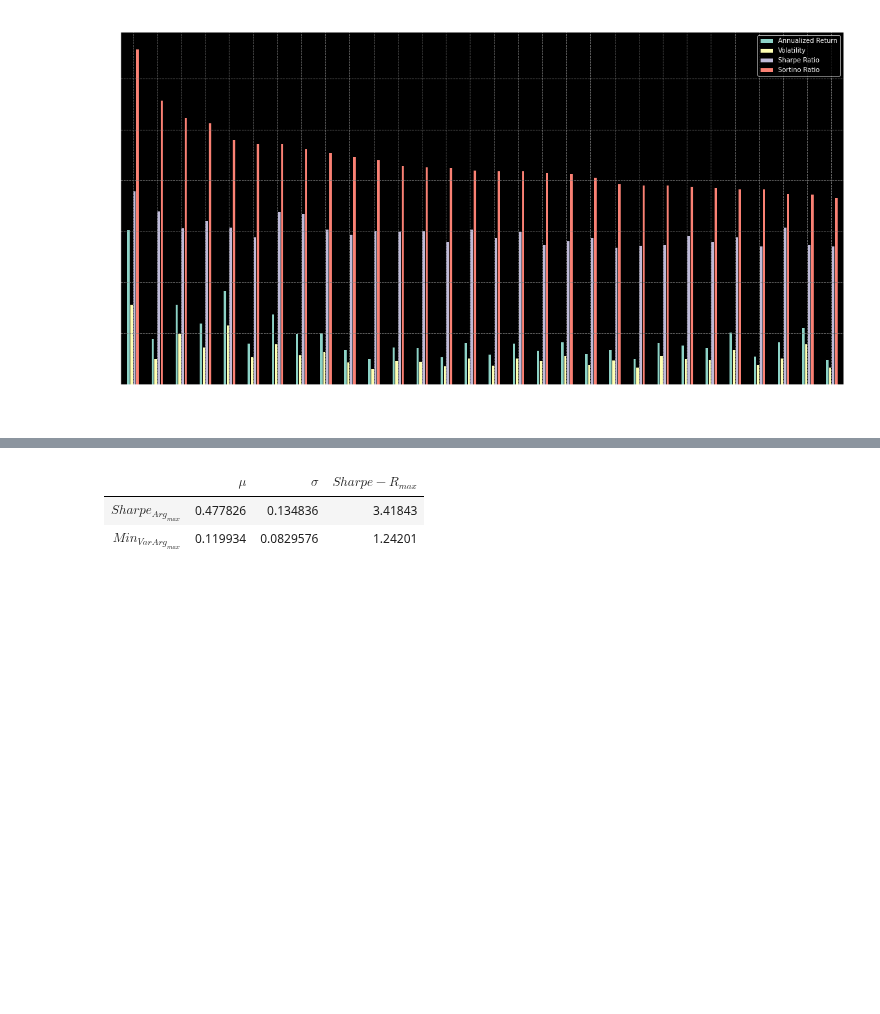
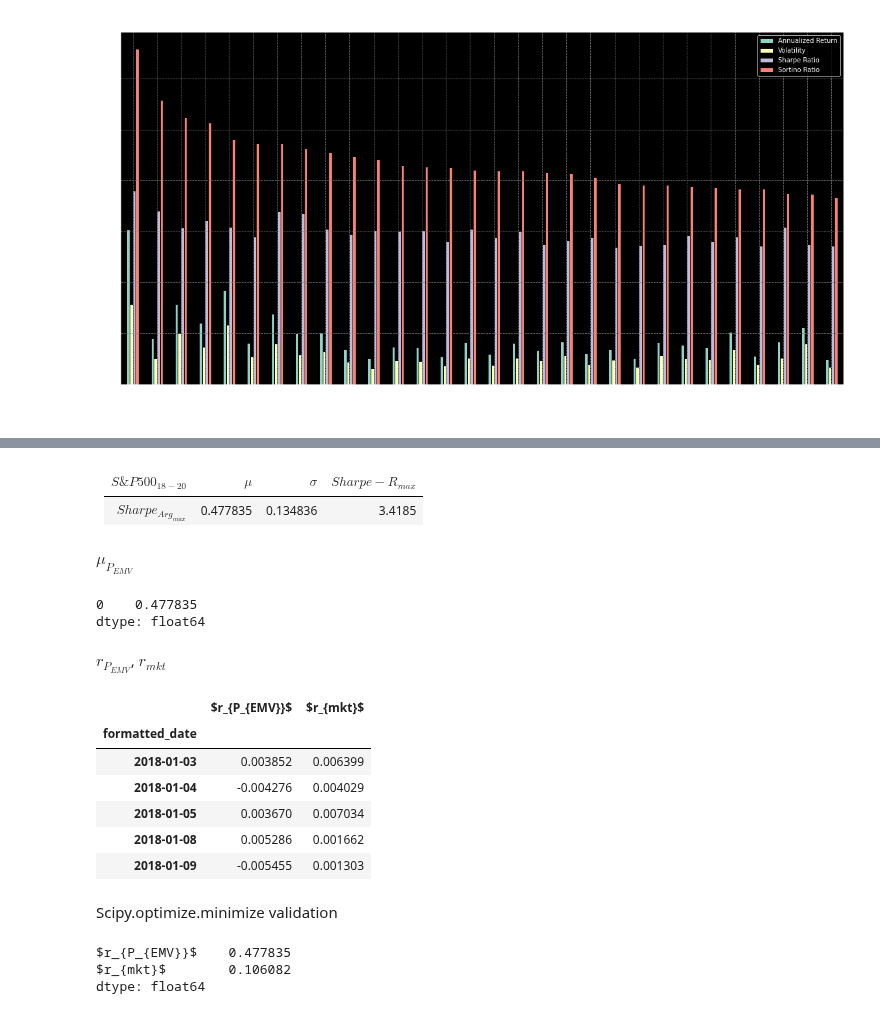
Before and after one commit to EMarquez7/Examen-de-Simulaci-n-2, a Jupyter notebook: Optimization.ipynb, the cells around one changed output, grey strips where cells are left out. Cells and saved outputs as stored; diff of their text form; code cells hidden in the pictures; blank space fills up the shorter version.

Commit message:
scipy.optimize.minimize validation

```diff
--- a/Optimization.ipynb
+++ b/Optimization.ipynb
@@ -122,7 +82,7 @@ Now that we have downloaded our $data_{17_{05}-23_{05}}$, we can start analyzing
 $R_{Sharpe} = \frac{Returns - {rf}}{\sigma}$ ,&nbsp;&nbsp; $R_{Sortino} = \frac{Returns - {rf}}{\sigma_{downside}}$ ,&nbsp;&nbsp; $R_{Treynor} = \frac{Returns - {rf}}{\beta}$ ,&nbsp;&nbsp; $R_{Jensen} = {rf} + \beta(R_{mkt} - {rf})$ <br><br>
 # %%
-SP = pd.read_csv("Data/sp500.csv", index_col=0)
-Asset_Selection18_20 = vs.selection_data(SP.loc["2018-01-02":"2020-01-02"], 0.0169, "Summary Statistics of S&P500 Selection 2018-2020")[0]
+SP_Assets = pd.read_csv("Data/sp500.csv", index_col=0)
+Asset_Selection18_20 = vs.selection_data(SP_Assets.loc["2018-01-02":"2020-01-02"], 0.0169, "S&P500 Asset Selection 2018-2020")[0]
 
 Asset_Selection18_20
 # %% [output]
@@ -181,8 +211,42 @@ on given periods:
 # %%
-Argmax = vs.Optimizer(SP.loc["2018-01-02":"2020-01-02"], 0.0169)
-Argmax
+Argmax, W_EMV, RAssets_EMV, Muopt_EMV, Sopt_EMV, cov, RAssets = Optimizer(SP_Assets.loc["2018-01-02":"2020-01-02"], dt.get_historical_price_data('^GSPC', 6).loc["2018-01-02":"2020-01-02"], 0.0169, "$S\&P500_{18-20}$")
-# %% [output]
-|                        |    $\mu$ |   $\sigma$ |   $Sharpe-R_{max}$ |
-|:-----------------------|---------:|-----------:|-------------------:|
-| $Sharpe_{Arg_{max}}$   | 0.477826 |  0.134836  |            3.41843 |
-| $Min_{Var{Arg_{max}}}$ | 0.119934 |  0.0829576 |            1.24201 |
+# %%
+Argmax
+# %% [output]
+| $S\&P500_{18-20}$    |    $\mu$ |   $\sigma$ |   $Sharpe-R_{max}$ |
+|:---------------------|---------:|-----------:|-------------------:|
+| $Sharpe_{Arg_{max}}$ | 0.477835 |   0.134836 |             3.4185 |
+# %% [markdown]
+$\mu_{P_{EMV}}$
+# %%
+mu_pemv = ((pd.DataFrame(RAssets_EMV).T)*W_EMV.values).sum(axis = 1)
+mu_pemv
+# %% [output]
+0    0.477835
+dtype: float64
+# %% [markdown]
+$r_{P_{EMV}}$, $r_{{mkt}}$
+# %%
+r_pemv = pd.DataFrame((RAssets*W_EMV.values).sum(axis = 1), columns = ["$r_{P_{EMV}}$"])
+
+mkt = dt.get_historical_price_data('^GSPC', 6).loc["2018-01-02":"2020-01-02"]
+r_mkt = mkt.pct_change().iloc[1:, :].dropna(axis = 1)
+r_mkt.rename(columns={r_mkt.columns[0]: "$r_{mkt}$" }, inplace=True)
+r_pemv.insert(1, r_mkt.columns[0], r_mkt.values)
+r_pemv.head()
+# %% [output]
+|  | $r_{P_{EMV}}$ | $r_{mkt}$ |
+| formatted_date |  |  |
+| 2018-01-03 | 0.003852 | 0.006399 |
+| 2018-01-04 | -0.004276 | 0.004029 |
+| 2018-01-05 | 0.003670 | 0.007034 |
+| 2018-01-08 | 0.005286 | 0.001662 |
+| 2018-01-09 | -0.005455 | 0.001303 |
+# %% [markdown]
+Scipy.optimize.minimize validation
+# %%
+r_pemv.mean()*252
+# %% [output]
+$r_{P_{EMV}}$    0.477835
+$r_{mkt}$        0.106082
+dtype: float64
```
Also changed, not shown: parts of 14 cells of this notebook, 2 other files.
